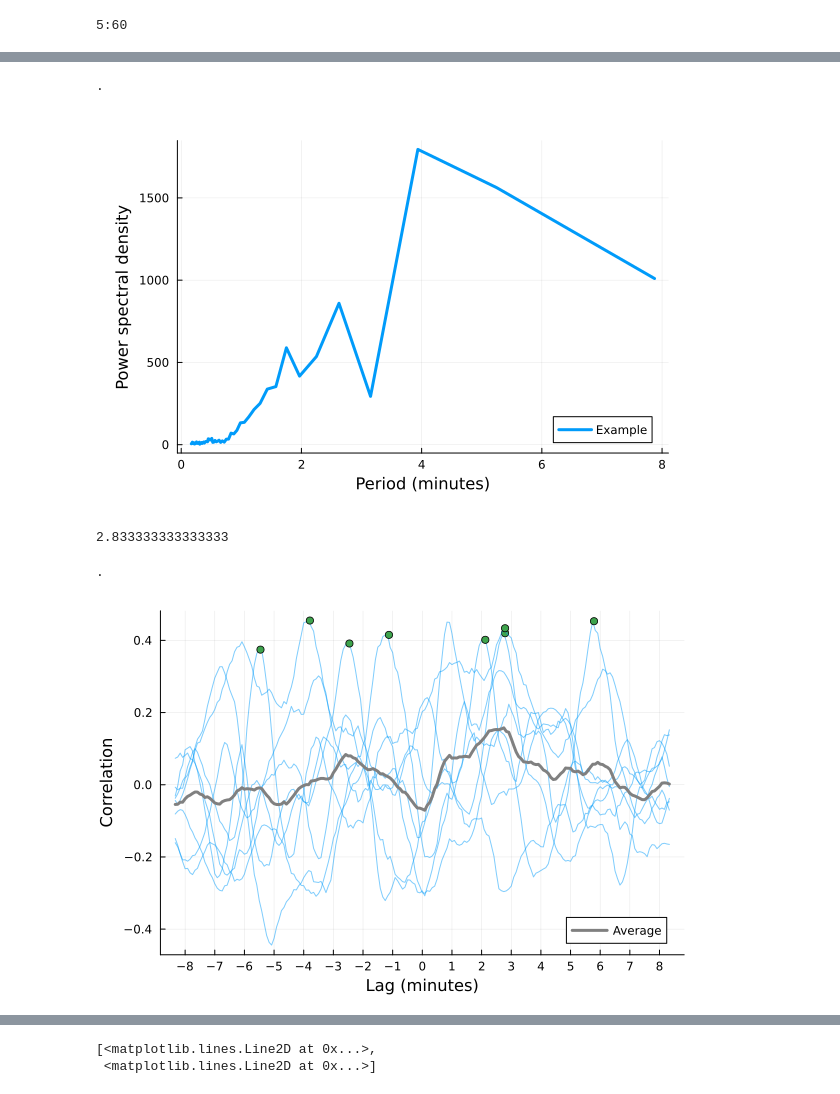
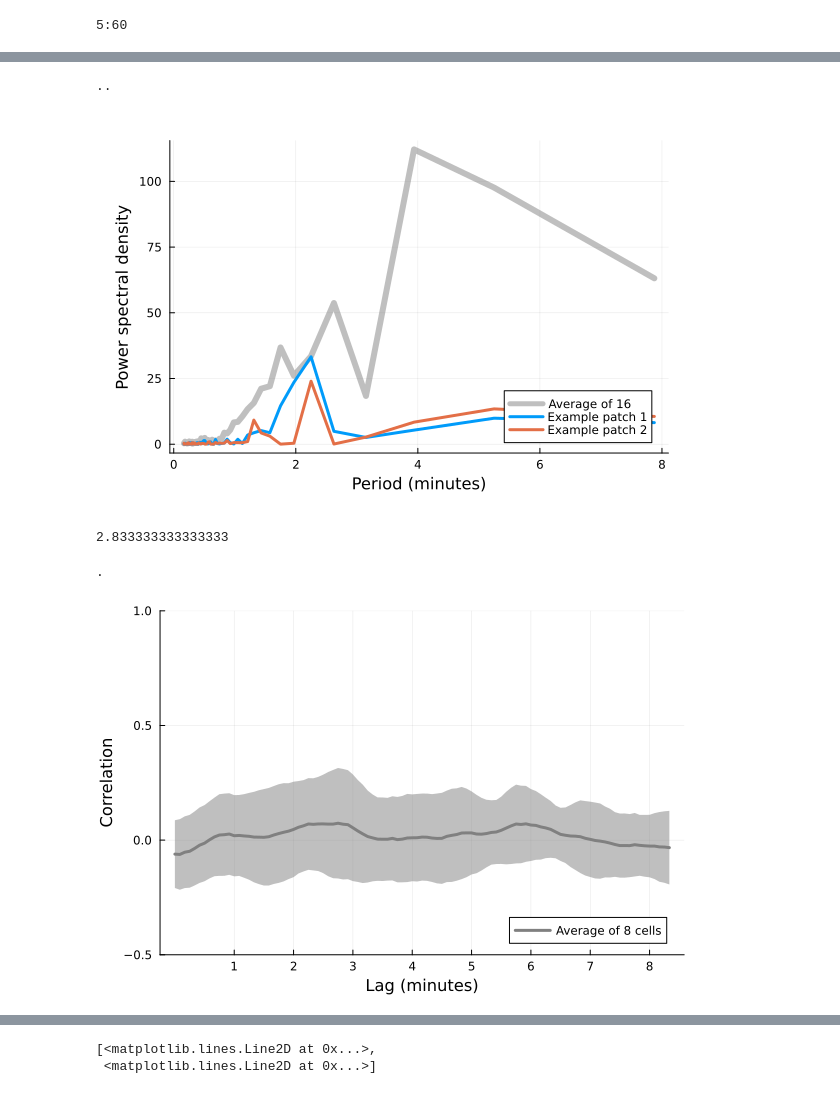
Before and after one commit to crockeraw/PolarityProject, a Jupyter notebook: proj/fig4-patchDynamics/notebooks/crosscorrelation-of-sites.ipynb, the cells around one changed output, grey strips where cells are left out. Saved outputs shown, nothing was run; the diff lists cells and outputs as text; code cells hidden in the pictures.

```diff
--- a/proj/fig4-patchDynamics/notebooks/crosscorrelation-of-sites.ipynb
+++ b/proj/fig4-patchDynamics/notebooks/crosscorrelation-of-sites.ipynb
@@ -144,13 +204,31 @@ for f in wt_files
     max_powers = max_powers .+ pdg_max2.power
     frequencies = pdg_max1.freq
     global frequencies
-    n+=1
+    n+=2
 end
+plot!(1 ./ frequencies[3:end] .* (5/60), max_powers[3:end]/n, xflip = false,
+    label="Average of $n", linewidth=6, alpha=0.5, margin=5Plots.mm, color="grey")
 
-plot!(1 ./ frequencies[3:end] .* (5/60), max_powers[3:end], xflip = false, label="Example", linewidth=3, alpha=1, margin=5Plots.mm, color=1)
+file = "../movies-Pak1-GFP/2024_07_08-PolProbeMovies/2patch/movie2-cell4.tif"
+patches = mask_site(file, n_sites=2)
+patch1 = patches[:,:,:,1]
+patch2 = patches[:,:,:,2]
+max_patch1 = maximum(patch1, dims=(1,2))[1,1,:]
+max_patch2 = maximum(patch2, dims=(1,2))[1,1,:]
+times_max1 = crop_times(max_patch1, 15*(60/5), 0.5)
+times_max2 = crop_times(max_patch2, 15*(60/5), 0.5)
+crop1 = max_patch1[max(times_max1, times_max2)]
+crop2 = max_patch2[max(times_max1, times_max2)]
+pdg_max1 = DSP.Periodograms.periodogram(crop1)
+pdg_max2 = DSP.Periodograms.periodogram(crop2)
+plot!(1 ./ frequencies[3:end] .* (5/60), pdg_max1.power[3:end], xflip = false,
+    label="Example patch 1", linewidth=3, alpha=1, margin=5Plots.mm, color=1)
+plot!(1 ./ frequencies[3:end] .* (5/60), pdg_max2.power[3:end], xflip = false,
+    label="Example patch 2", linewidth=3, alpha=1, margin=5Plots.mm, color=2)
+#savefig("../figures/2patch_periodogram_2_4.png")
 # %% [output]
-.
+..
-[figure, old version]
+[figure, new version]
 # %%
 pos_max = findmax(all_cor)[2]*(5/60)
 # %% [output]
@@ -158,31 +236,29 @@ pos_max = findmax(all_cor)[2]*(5/60)
 # %%
 dir = "../movies-Pak1-GFP/2024_07_08-PolProbeMovies/2patch/"
 wt_files = readdir(dir)
 plot(ylabel="Correlation", xlabel="Lag (minutes)",
     legend=:bottomright, size=(600,400))
-all_cor = zeros(201)
-t_cor = range(-100,100)*(5/60)
+all_cor = zeros(101, length(wt_files)*2)
+t_cor = range(0,100)*(5/60)
 n = 0
 for f in wt_files
     patches = mask_site("$dir$f", n_sites=2)
     patch1 = patches[:,:,:,1]
     patch2 = patches[:,:,:,2]
     max_patch1 = maximum(patch1, dims=(1,2))[1,1,:]
     max_patch2 = maximum(patch2, dims=(1,2))[1,1,:]
     times_max1 = crop_times(max_patch1, 15*(60/5), 0.5)
     times_max2 = crop_times(max_patch2, 15*(60/5), 0.5)
     crop1 = max_patch1[max(times_max1, times_max2)]
     crop2 = max_patch2[max(times_max1, times_max2)]
-    cor = crosscor(crop1, crop2, -100:100)
-    all_cor += cor
-    n+=1
-    plot!(t_cor, cor, x_ticks=-8:1:8, alpha=0.5, label=false, color=1)
-    pos_max = findmax(cor)[2]*(5/60) - (length(cor)/2)*(5/60)
-    val_max = maximum(cor)
-    scatter!((pos_max, val_max), color=3, label=false)
+    cor1 = crosscor(crop1, crop2, -100:0)
+    cor2 = crosscor(crop1, crop2, 0:100)
+    all_cor[:,n+1] = cor1
+    all_cor[:,n+2] = cor2
+    n+=2
 end
-
-plot!(t_cor, all_cor./(n), x_ticks=-8:1:8, linewidth=3, color="grey", alpha=1, label="Average")
+stdev = std(all_cor, dims=2)
+plot!(t_cor, mean(all_cor, dims=2), ribbon=stdev, x_ticks=1:8, linewidth=3, color="grey", alpha=1, label="Average of $(Int(n/2)) cells", ylim=(-0.5,1))
 # %% [output]
 .
-[figure, old version]
+[figure, new version]
```
Also changed, not shown: parts of 8 cells of this notebook.
